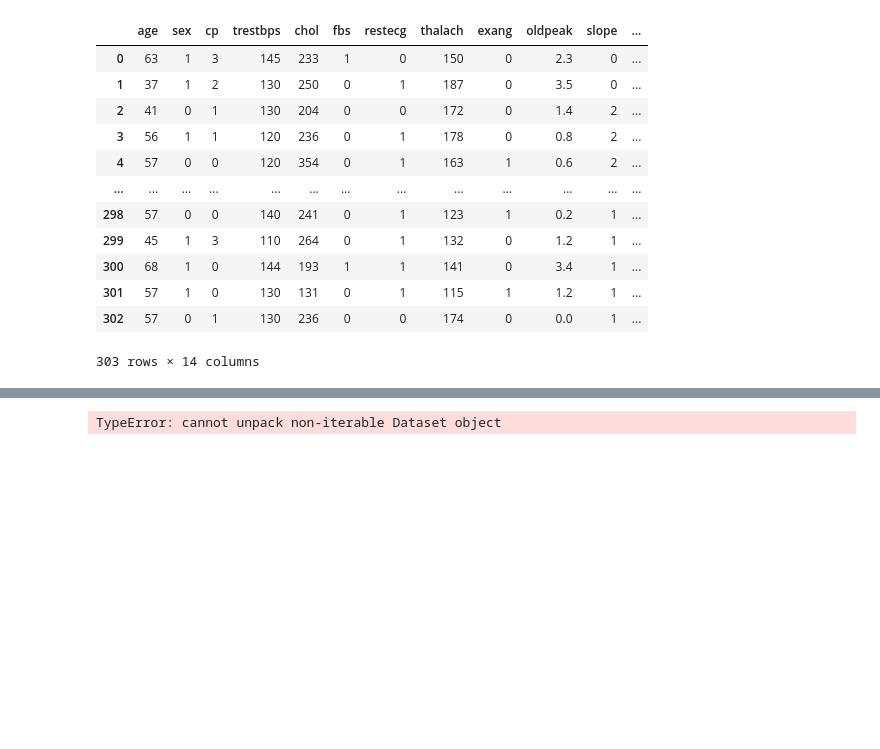
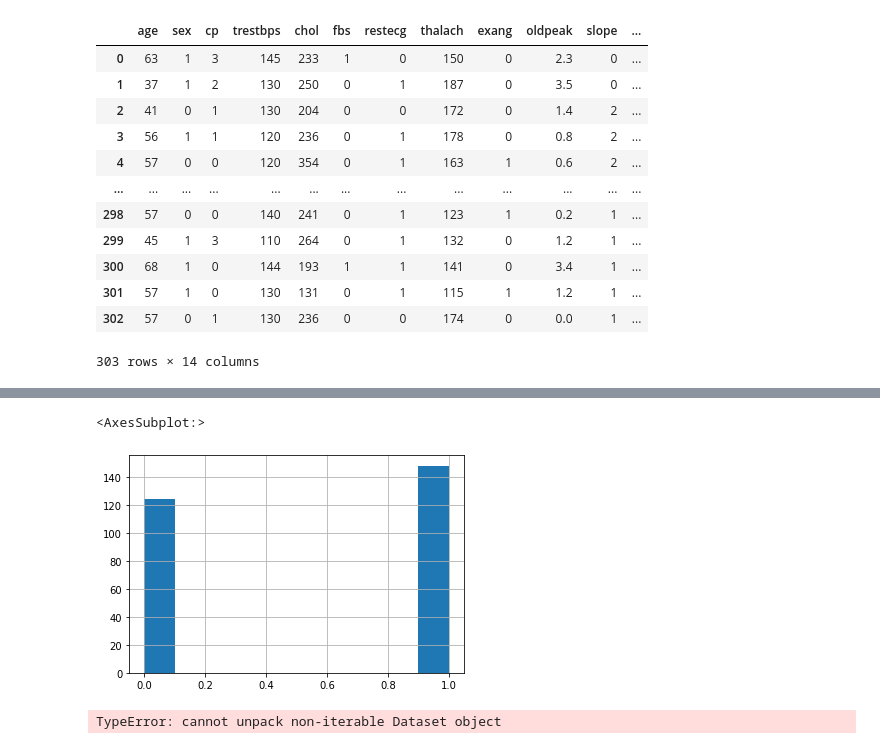
Before and after one commit to vonHousen/lime, a Jupyter notebook: doc/mod/notebooks/DatesetsLookup.ipynb, the cells around one changed output, grey strips where cells are left out. Cells and saved outputs as stored; diff of their text form; code cells hidden in the pictures; blank space fills up the shorter version.

```diff
--- a/doc/mod/notebooks/DatesetsLookup.ipynb
+++ b/doc/mod/notebooks/DatesetsLookup.ipynb
@@ -524,4 +529,9 @@ train
 272 rows × 13 columns
+# %%
+train_labels.hist()
+# %% [output]
+<AxesSubplot:>
+[figure, added]
 # %%
 train_data, train_labels, test_data, test_labels = repo.get_wines_dataset()
 train_data
```
Also changed, not shown: parts of 6 cells of this notebook, 12 other files.
